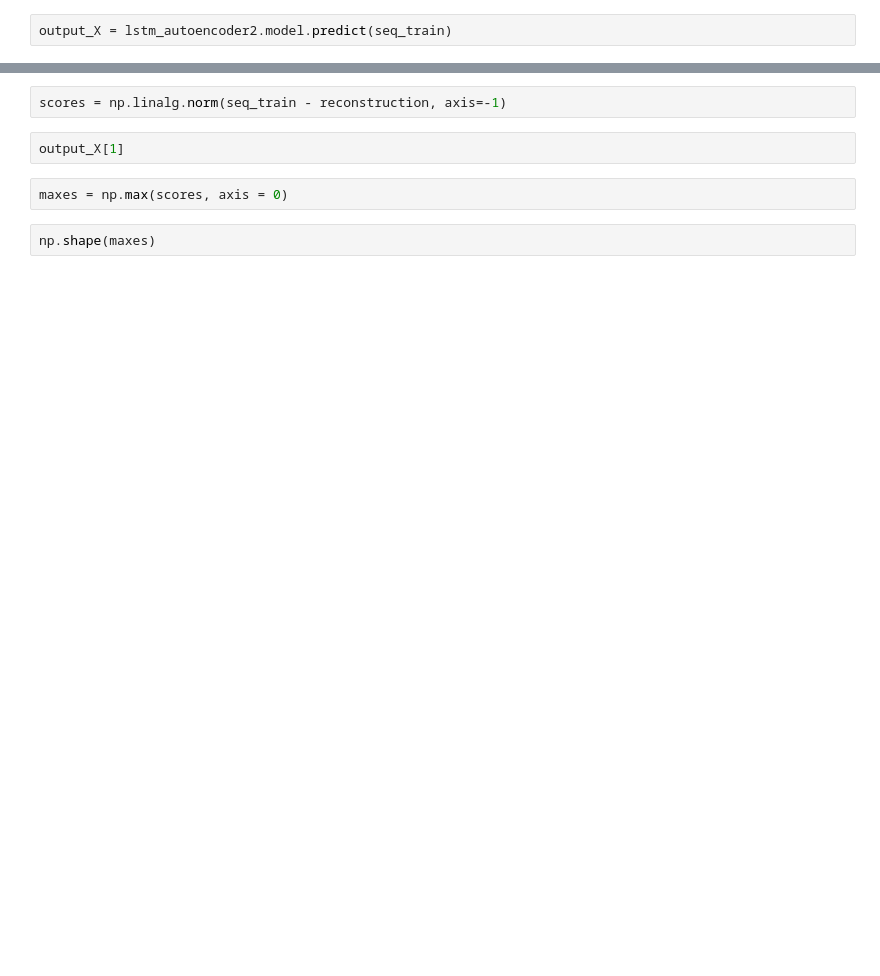
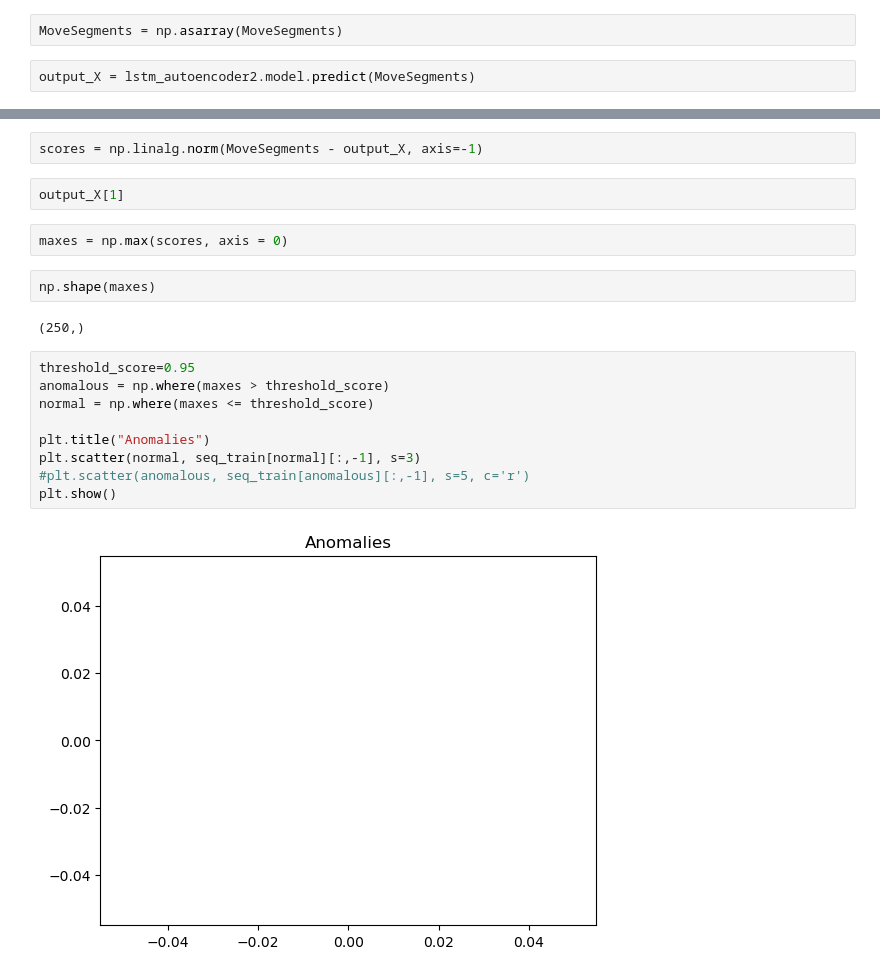
Before and after one commit to danchendrickson/RMG_NDE_Disssertation, a Jupyter notebook: 10b3 Segment then small LSTM 32Node.ipynb, the cells around one changed output, grey strips where cells are left out. Cells and saved outputs as stored; diff of their text form; blank space fills up the shorter version.

```diff
--- a/10b3 Segment then small LSTM 32Node.ipynb
+++ b/10b3 Segment then small LSTM 32Node.ipynb
@@ -376,2 +482,4 @@ lstm_autoencoder2.model.save("LSTM_sm2_FullDays")
+# %%
+MoveSegments = np.asarray(MoveSegments)
 # %%
-output_X = lstm_autoencoder2.model.predict(seq_train)
+output_X = lstm_autoencoder2.model.predict(MoveSegments)
@@ -378,10 +488,23 @@ output_X = lstm_autoencoder2.model.predict(seq_train)
 # %%
 reconstruction = np.squeeze(output_X)
 # %%
-scores = np.linalg.norm(seq_train - reconstruction, axis=-1)
+scores = np.linalg.norm(MoveSegments - output_X, axis=-1)
 # %%
 output_X[1]
 # %%
 maxes = np.max(scores, axis = 0)
 # %%
 np.shape(maxes)
+# %% [output]
+(250,)
+# %%
+threshold_score=0.95
+anomalous = np.where(maxes > threshold_score)
+normal = np.where(maxes <= threshold_score)
+
+plt.title("Anomalies")
+plt.scatter(normal, seq_train[normal][:,-1], s=3)
+#plt.scatter(anomalous, seq_train[anomalous][:,-1], s=5, c='r')
+plt.show()
+# %% [output]
+[figure, added]
```
Also changed, not shown: parts of 12 cells of this notebook, 6 other files.
